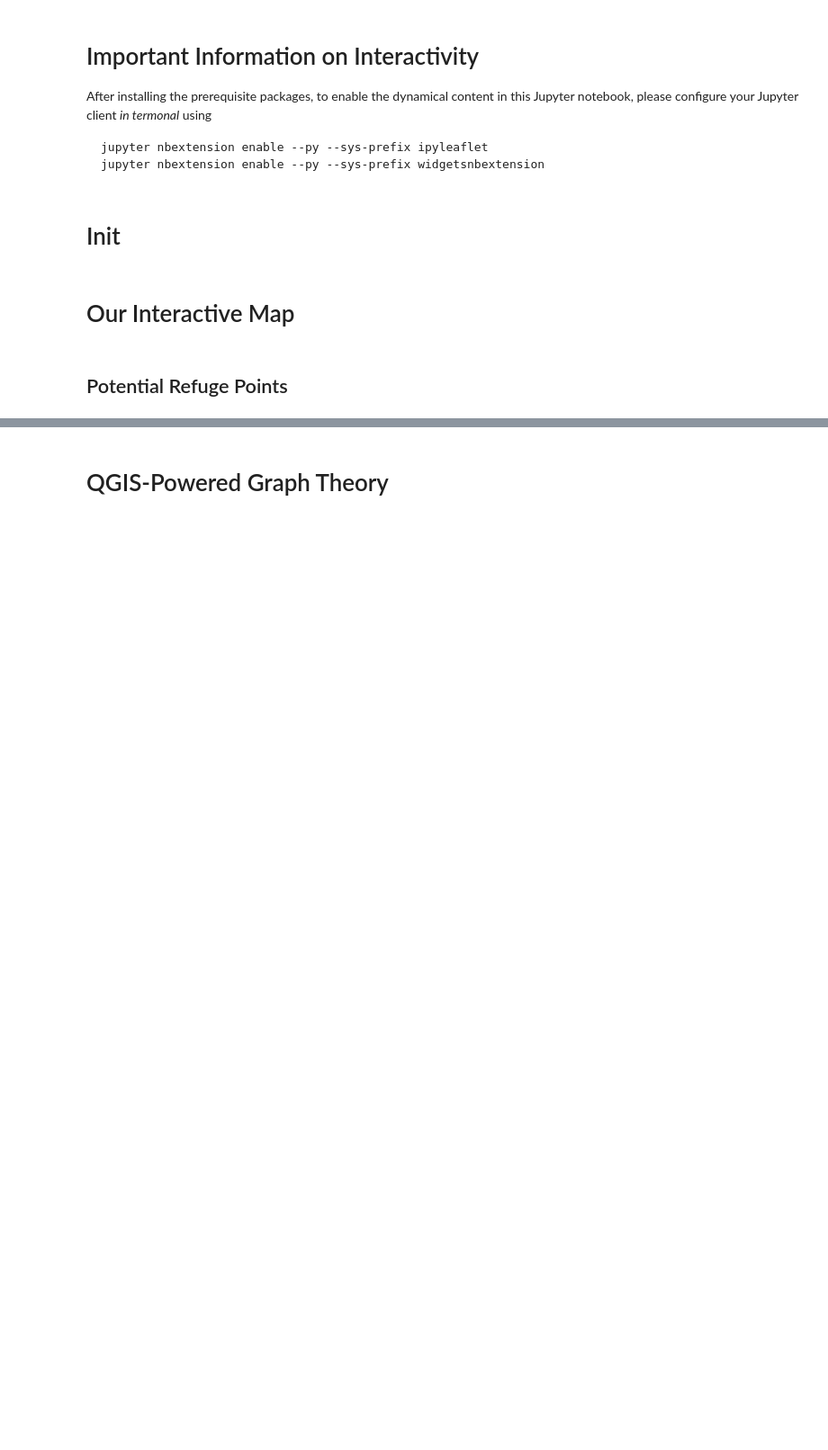
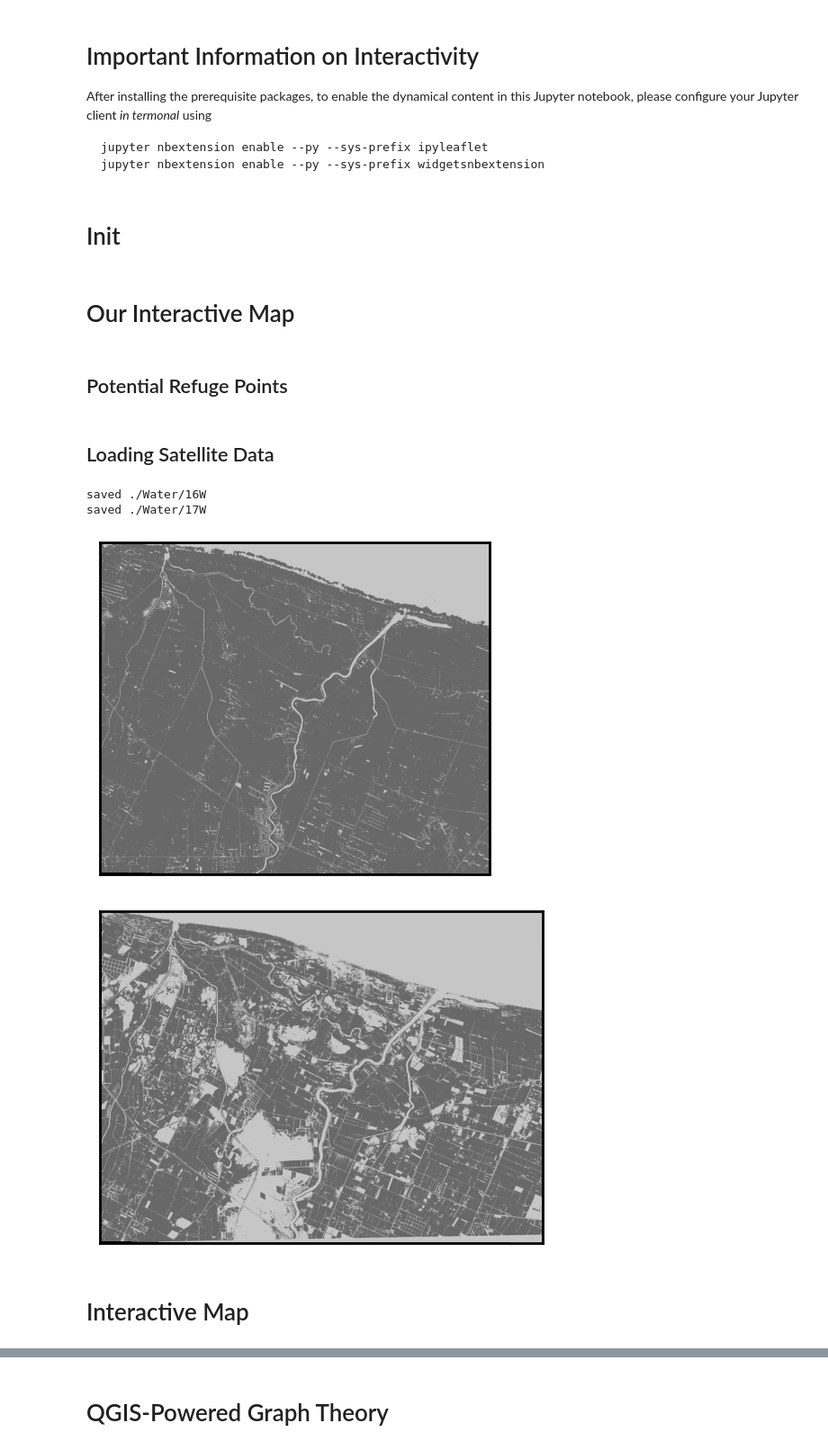
Before and after one commit to Sifyrena/Geospatial_Hackathon_21, a Jupyter notebook: BaseInteract.ipynb, the cells around one changed output, grey strips where cells are left out. Shown at 90% size. Drawn from its saved outputs; the diff is of its cells as text; code cells hidden in the pictures; blank space fills up the shorter version.

```diff
--- a/BaseInteract.ipynb
+++ b/BaseInteract.ipynb
@@ -129,6 +163,36 @@ for color in Colors:
     colorT = (int(color[0]*255),int(color[1]*255),int(color[2]*255))
 
     CHex.append('#%02x%02x%02x' % colorT)
+# %% [markdown]
+## Loading Satellite Data
+# %%
+from PIL import Image
+import numpy as np
+
+def ImageProcess(name):
+    fig = plt.figure(frameon=False)
+    im = Image.open(f"{name}.bmp")
+    p = np.array(im)
+
+    plt.imshow(p,vmin = 0, vmax = 3, cmap = 'Greys')
+
+    plt.xticks([])
+    plt.yticks([])
+    fig.savefig(f'{name}.png', bbox_inches='tight', pad_inches=0)
+    print('saved',name)
+
+ImageProcess('./Water/16W')
+ImageProcess('./Water/17W')
+
+Bound16W = ((-37.990785378,176.762050711),(-37.887377082,176.915706813))
+Bound17W = ((-37.978509773,176.762090349),(-37.887377082,176.915684068))
+# %% [output]
+saved ./Water/16W
+saved ./Water/17W
+[figure, added]
+[figure, added]
+# %% [markdown]
+# Interactive Map
 # %%
 import osgeo
 import pyproj
```
Also changed, not shown: parts of 12 cells of this notebook, 8 other files.
